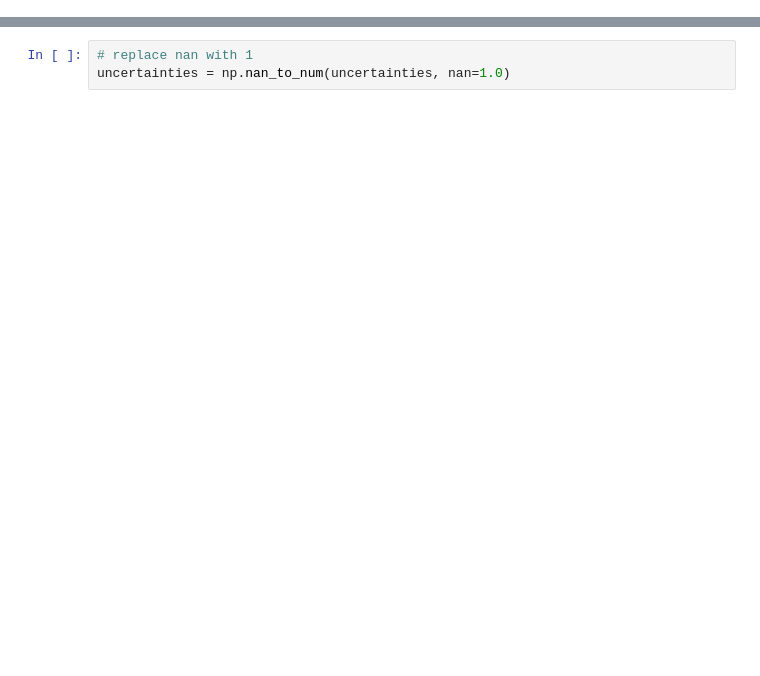
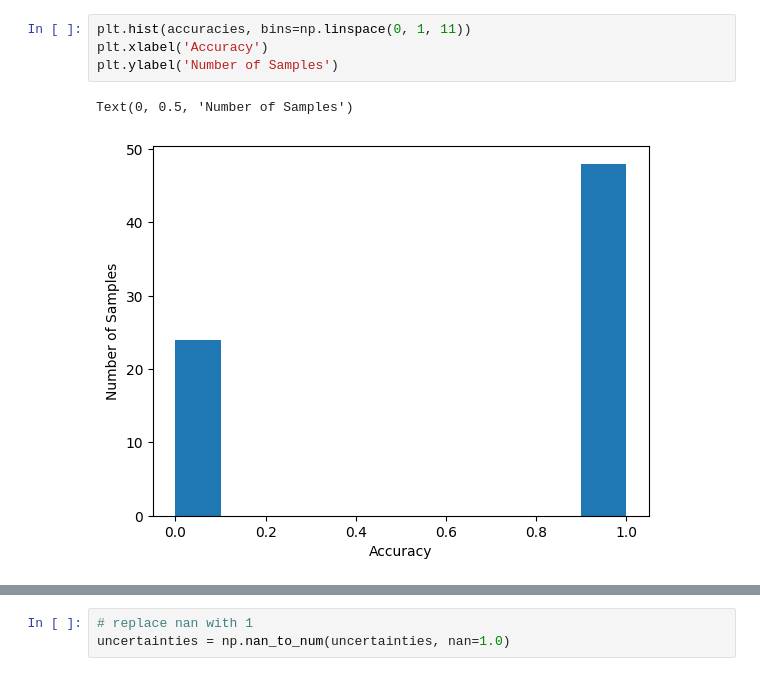
Before and after one commit to trilokpadhi/Multimodal-Uncertainty-Quantification, a Jupyter notebook: Calibration_uq_llava_io.ipynb, the cells around one changed output, grey strips where cells are left out. Drawn from its saved outputs; the diff is of its cells as text; blank space fills up the shorter version.

```diff
--- a/Calibration_uq_llava_io.ipynb
+++ b/Calibration_uq_llava_io.ipynb
@@ -111,0 +106,7 @@ A
+# %%
+plt.hist(accuracies, bins=np.linspace(0, 1, 11))
+plt.xlabel('Accuracy')
+plt.ylabel('Number of Samples')
+# %% [output]
+Text(0, 0.5, 'Number of Samples')
+[figure, added]
```
Also changed, not shown: parts of 7 cells of this notebook.
